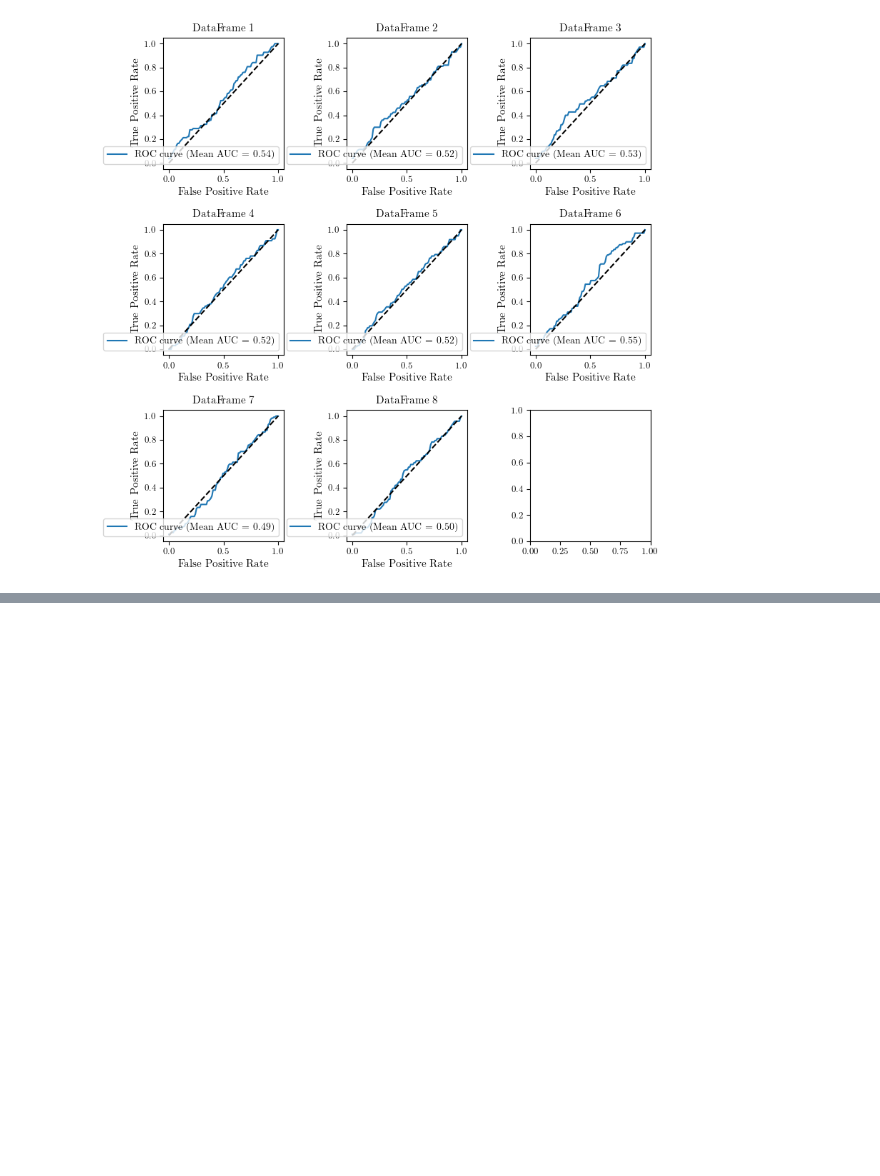
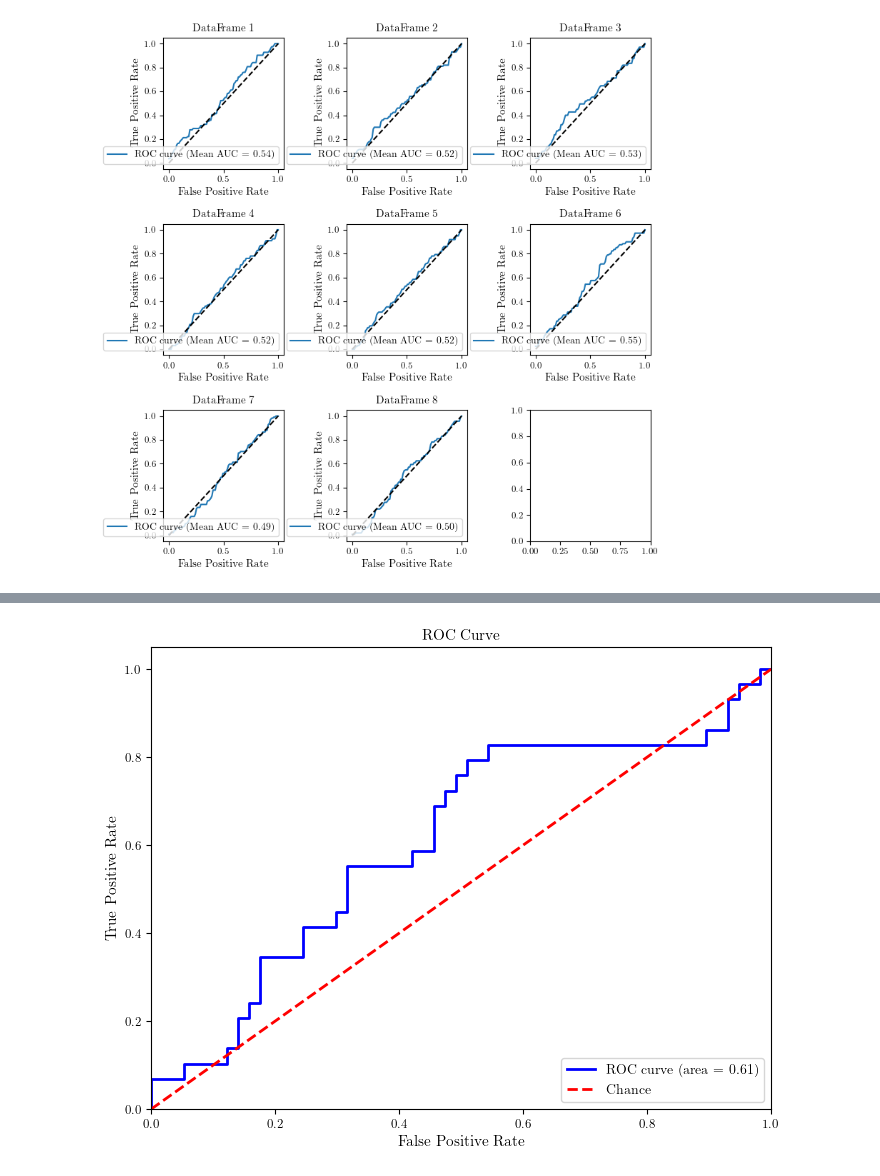
Before and after one commit to ol-webb/tree_gaps4, a Jupyter notebook: all_gaps_mk2/main1 - Copy.ipynb, the cells around one changed output, grey strips where cells are left out. Cells and saved outputs as stored; diff of their text form; code cells hidden in the pictures; blank space fills up the shorter version.

```diff
--- a/all_gaps_mk2/main1 - Copy.ipynb
+++ b/all_gaps_mk2/main1 - Copy.ipynb
@@ -3296,16 +3081,0 @@ array([ -9.10979351, -10.04071198,  -9.68127957,  -7.76728576,
-# %%
-# Function to convert DataFrame columns to a nested DataFrame compatible with sktime
-def convert_to_sktime_format(df):
-    nested_data = []
-    for j in range(X.shape[1]):
-        # Remove NaNs and convert to numpy array
-        cleaned_series = df.iloc[:,j].dropna().to_numpy()
-        print(cleaned_series)
-        nested_data.append(cleaned_series)
-
-    # Create a DataFrame where each entry is a numpy array (time series)
-    nested_df = pd.DataFrame({'time_series': nested_data})
-    return nested_df
-
-# Convert the DataFrame
-nested_df = convert_to_sktime_format(X)
@@ -3483,0 +3274,28 @@ accuracy_score(y_test, y_pred)
+# %%
+import matplotlib.pyplot as plt
+from sklearn.metrics import roc_curve, auc, accuracy_score
+
+# Step 1: Fit the model (already done)
+# padded_rocket_clf.fit(X_train, y_train)
+
+# Step 2: Get predicted probabilities for the positive class
+y_proba = pipeline_deep.predict_proba(X_test)[:, 1]
+
+# Step 3: Calculate the FPR, TPR, and thresholds
+fpr, tpr, thresholds = roc_curve(y_test, y_proba)
+
+# Step 4: Calculate the Area Under the Curve (AUC)
+roc_auc = auc(fpr, tpr)
+
+# Step 5: Plot the ROC curve
+plt.figure(figsize=(8, 6))
+plt.plot(fpr, tpr, color='blue', lw=2, label=f'ROC curve (area = {roc_auc:.2f})')
+plt.plot([0, 1], [0, 1], color='red', linestyle='--', lw=2, label='Chance')
+plt.xlim([0.0, 1.0])
+plt.ylim([0.0, 1.05])
+plt.xlabel('False Positive Rate')
+plt.ylabel('True Positive Rate')
+plt.title('ROC Curve')
+plt.legend(loc="lower right")
+plt.show()
+# %% [output]
@@ -3483,0 +3303 @@ accuracy_score(y_test, y_pred)
+[figure, added]
```
Also changed, not shown: parts of 43 cells of this notebook.
